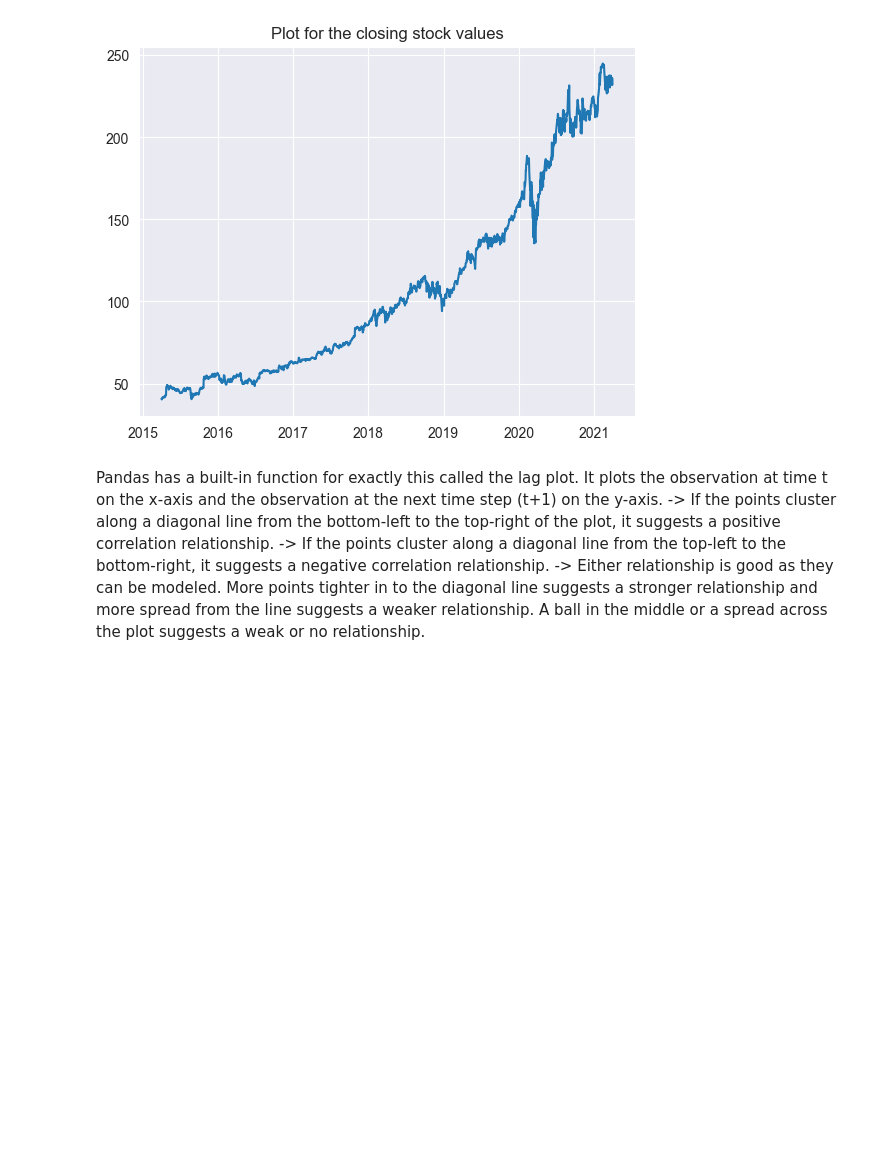
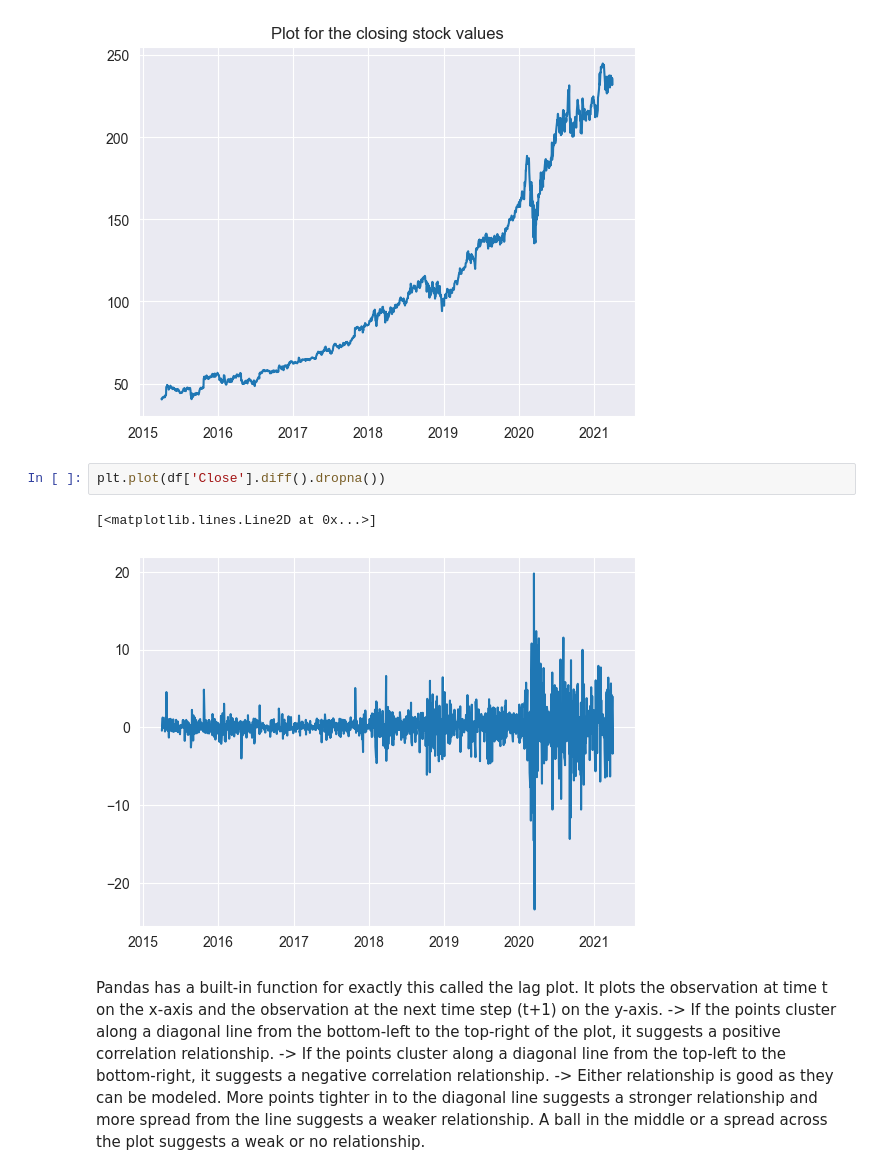
Before and after one commit to Surya-0/Sem_7_CodeXP, a Jupyter notebook: Timeseries_Exp/Lab_Exp/Lab_eval_prep.ipynb, the cells around one changed output. Cells and saved outputs as stored; diff of their text form; blank space fills up the shorter version.

```diff
--- a/Timeseries_Exp/Lab_Exp/Lab_eval_prep.ipynb
+++ b/Timeseries_Exp/Lab_Exp/Lab_eval_prep.ipynb
@@ -224,6 +224,11 @@ plt.title('Plot for the closing stock values')
 plt.show()
 # %% [output]
 [figure]
+# %%
+plt.plot(df['Close'].diff().dropna())
+# %% [output]
+[<matplotlib.lines.Line2D at 0x...>]
+[figure, added]
 # %% [markdown]
 Pandas has a built-in function for exactly this called the lag plot. It plots the observation at time t on the x-axis and the observation at the next time step (t+1) on the y-axis.
 -> If the points cluster along a diagonal line from the bottom-left to the top-right of the plot, it suggests a positive correlation relationship.
```
Also changed, not shown: parts of 45 cells of this notebook.
